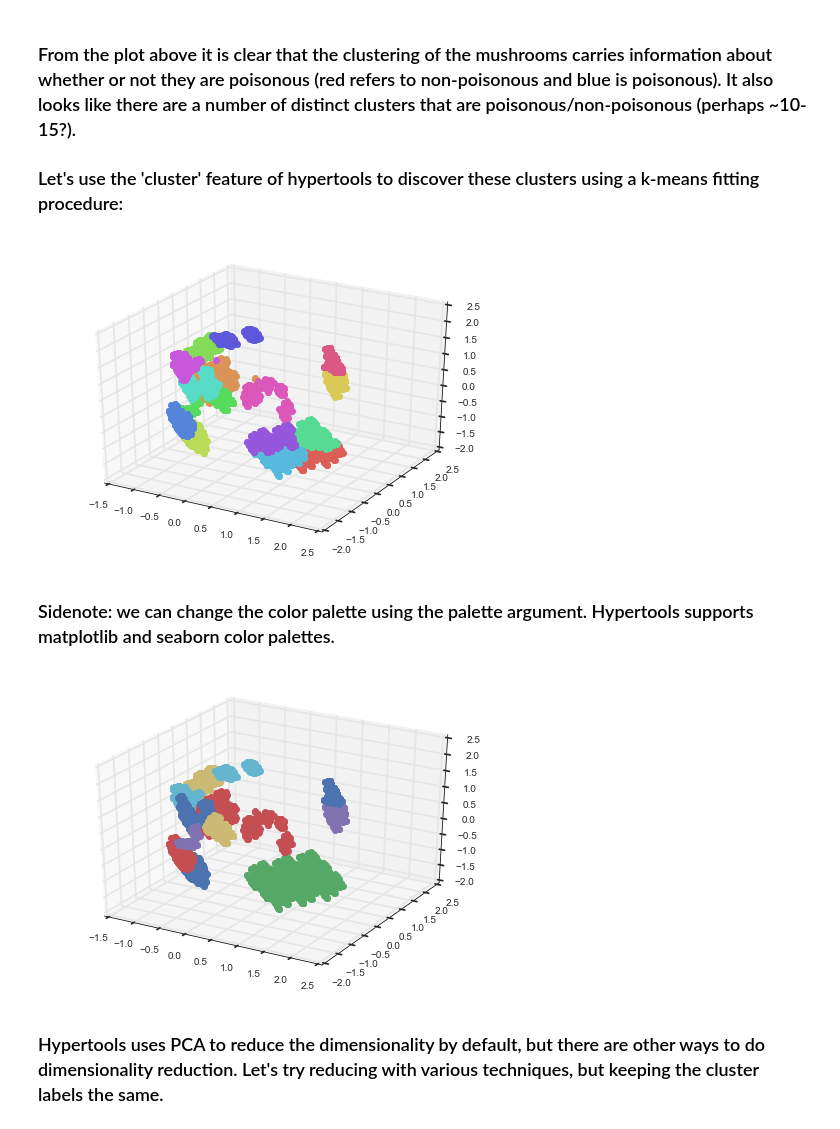
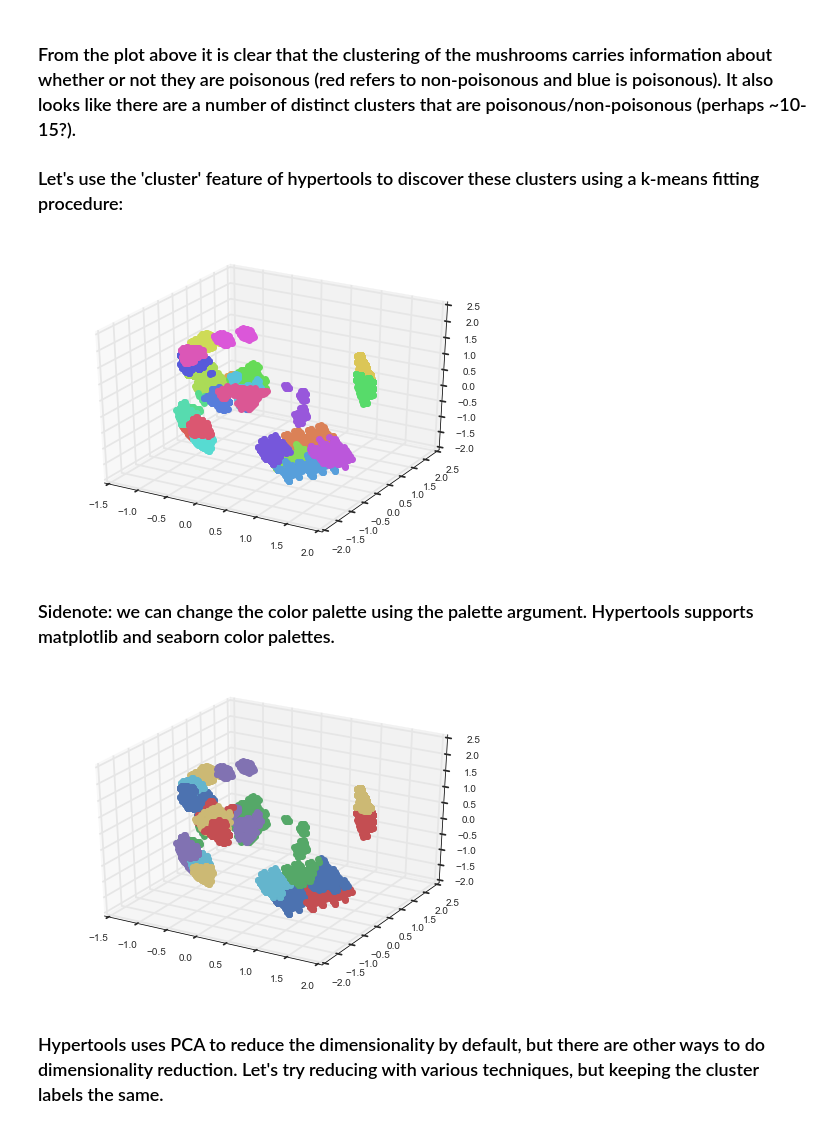
Before and after one commit to ContextLab/hypertools-paper-notebooks, a Jupyter notebook: mushrooms.ipynb, the cells around one changed output. Cells and saved outputs as stored; diff of their text form; code cells hidden in the pictures.

```diff
--- a/mushrooms.ipynb
+++ b/mushrooms.ipynb
@@ -42,20 +42,20 @@ hyp.plot(data,'o', group=class_labels, normalize=False, legend=list(set(class_la
 
 ### Let's use the 'cluster' feature of hypertools to discover these clusters using a k-means fitting procedure:
 # %%
-hyp.plot(data, 'o', n_clusters=15, normalize=False)
+hyp.plot(data, 'o', n_clusters=23)
 
 # you can also recover the cluster labels using the cluster tool
-cluster_labels = hyp.tools.cluster(data, n_clusters=15, ndims=3)
+cluster_labels = hyp.tools.cluster(data, n_clusters=23, ndims=3)
 
 # hyp.plot(data, 'o', point_colors=cluster_labels, ndims=2)
 # %% [output]
-[figure, old version]
+[figure, new version]
 # %% [markdown]
 ### Sidenote: we can change the color palette using the palette argument.  Hypertools supports matplotlib and seaborn color palettes.
 # %%
-hyp.plot(data,'o', group=cluster_labels, palette="deep", normalize=False)
+hyp.plot(data,'o', group=cluster_labels, palette="deep")
 # %% [output]
-[figure, old version]
+[figure, new version]
 # %% [markdown]
 ### Hypertools uses PCA to reduce the dimensionality by default, but there are other ways to do dimensionality reduction.  Let's try reducing with various techniques, but keeping the cluster labels the same.
 # %%
```
Also changed, not shown: parts of 9 cells of this notebook, 5 other files.
